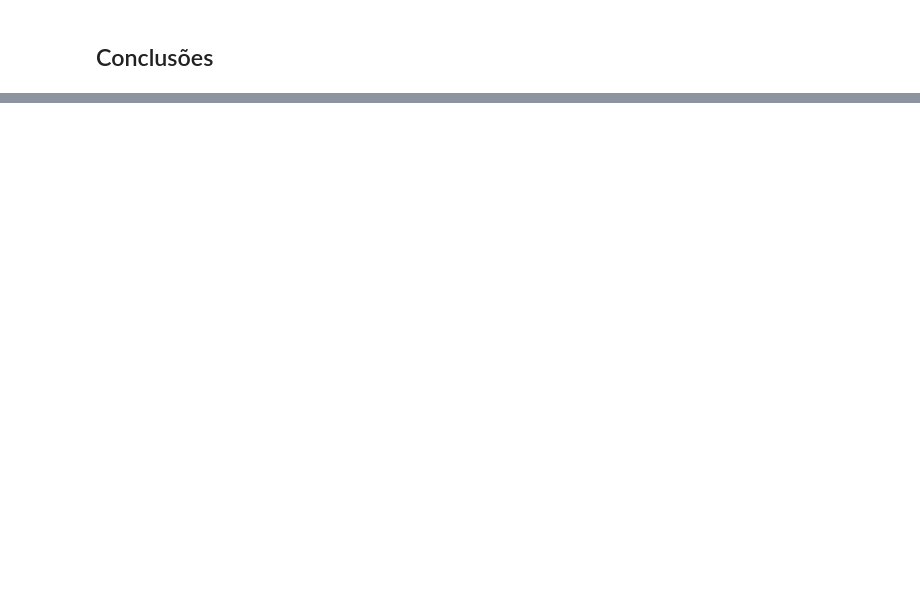
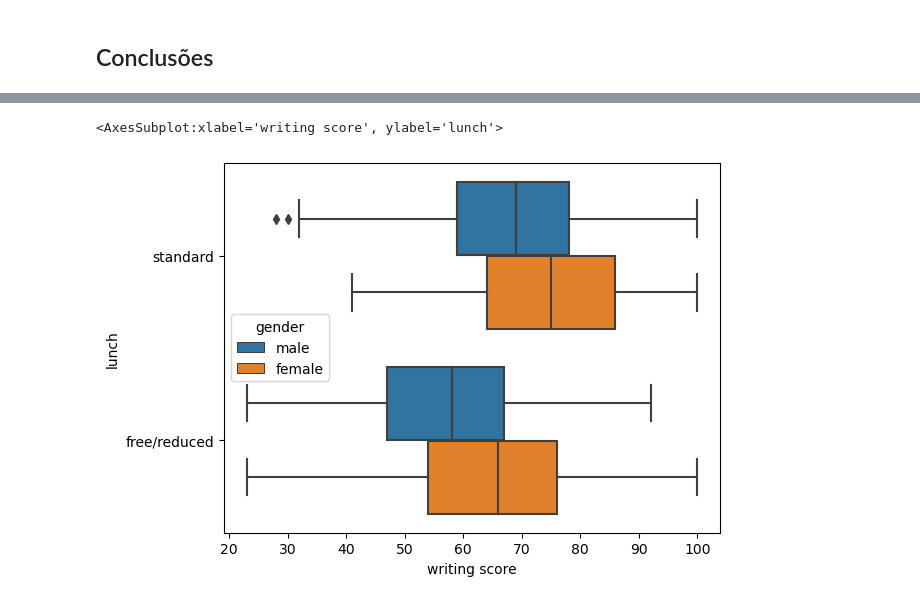
Before and after one commit to Leonardo010/Performance_de_estudantes, a Jupyter notebook: Student_performance_analysis.ipynb, the cells around one changed output, grey strips where cells are left out. Saved outputs shown, nothing was run; the diff lists cells and outputs as text; code cells hidden in the pictures; blank space fills up the shorter version.

```diff
--- a/Student_performance_analysis.ipynb
+++ b/Student_performance_analysis.ipynb
@@ -351,0 +375,5 @@ quick_box('reading score', 'test preparation course')
+# %%
+quick_box('writing score', 'lunch')
+# %% [output]
+<AxesSubplot:xlabel='writing score', ylabel='lunch'>
+[figure, added]
```
Also changed, not shown: parts of 68 cells of this notebook.
